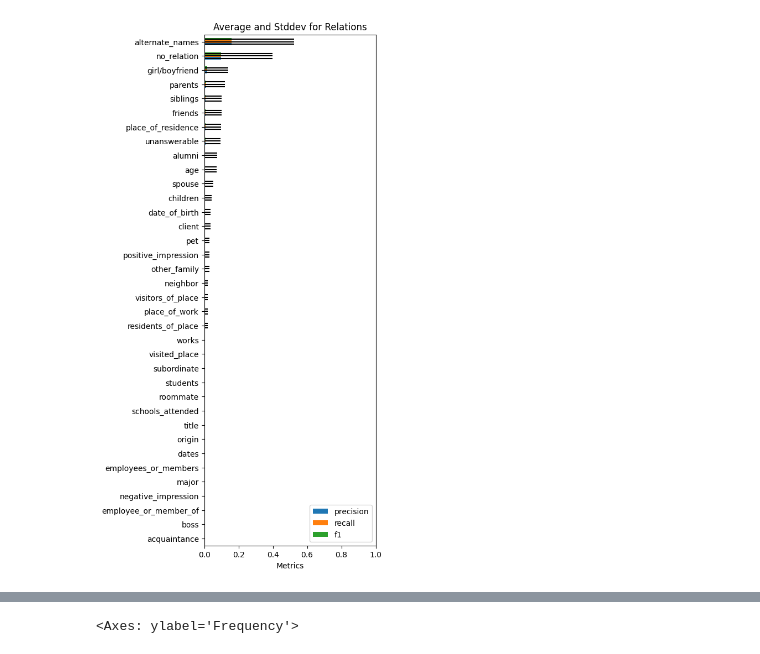
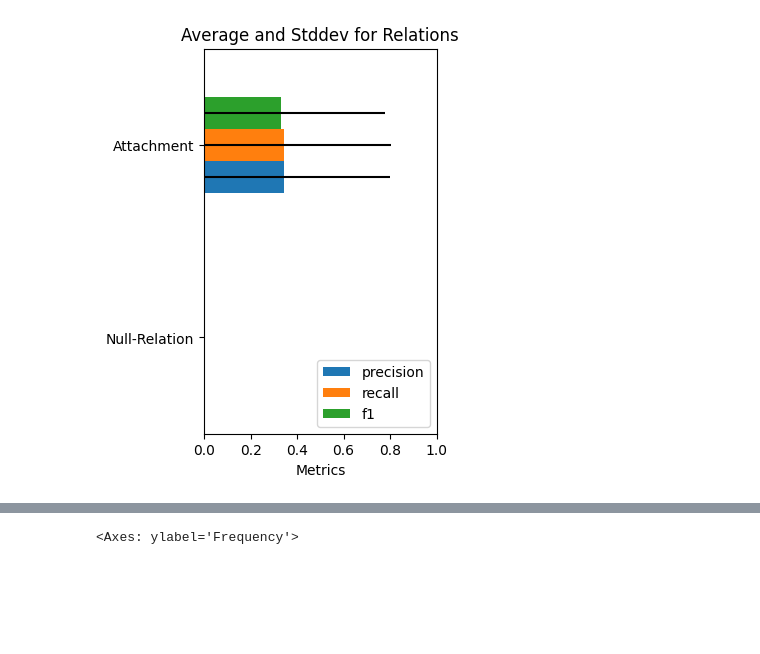
Before and after one commit to murilobellatini/RelNetCare, a Jupyter notebook: reports/04_model_evaluation/dialogre-evaluate-llama-relation-inferer.ipynb, the cells around one changed output, grey strips where cells are left out. Drawn from its saved outputs; the diff is of its cells as text; code cells hidden in the pictures; blank space fills up the shorter version.

```diff
--- a/reports/04_model_evaluation/dialogre-evaluate-llama-relation-inferer.ipynb
+++ b/reports/04_model_evaluation/dialogre-evaluate-llama-relation-inferer.ipynb
@@ -50,29 +62,29 @@ config.allowed_relations
 # %%
 from src.processing.relation_extraction_evaluator import RelationExtractorEvaluator, RelationGranularMetrics
 
 # Define your ontology
 your_ontology = {
     "Null-Relation",
-    "other_family", "siblings",
-    "spouse", "pet", "acquaintance", "children",
-    "parents",
-    "visitors_of_place", "residents_of_place",
-    "visited_place", "place_of_residence",
-
+    # "other_family", "siblings",
+    # "spouse", "pet", "acquaintance", "children",
+    # "parents",
+    # "visitors_of_place", "residents_of_place",
+    # "visited_place", "place_of_residence",
+    "Attachment"
     # "title", "alternate_names", "place_of_work", "unanswerable"
     }
 
-your_ontology = list(config.allowed_relations)
+# your_ontology = list(config.allowed_relations)
 
 # your_ontology = config.all_relations
 # Usage
 my_metrics = RelationGranularMetrics(df, your_ontology)
 result = my_metrics.process()
 chart_df = my_metrics.to_dataframe()
 my_metrics.plot_metrics(chart_df, figsize=(3,5))
 # my_metrics.plot_metrics(chart_df, figsize=(4,12))
 # %% [output]
-[figure, old version]
+[figure, new version]
 # %%
 import matplotlib.pyplot as plt
 
```
Also changed, not shown: parts of 5 cells of this notebook, 3 other files.
